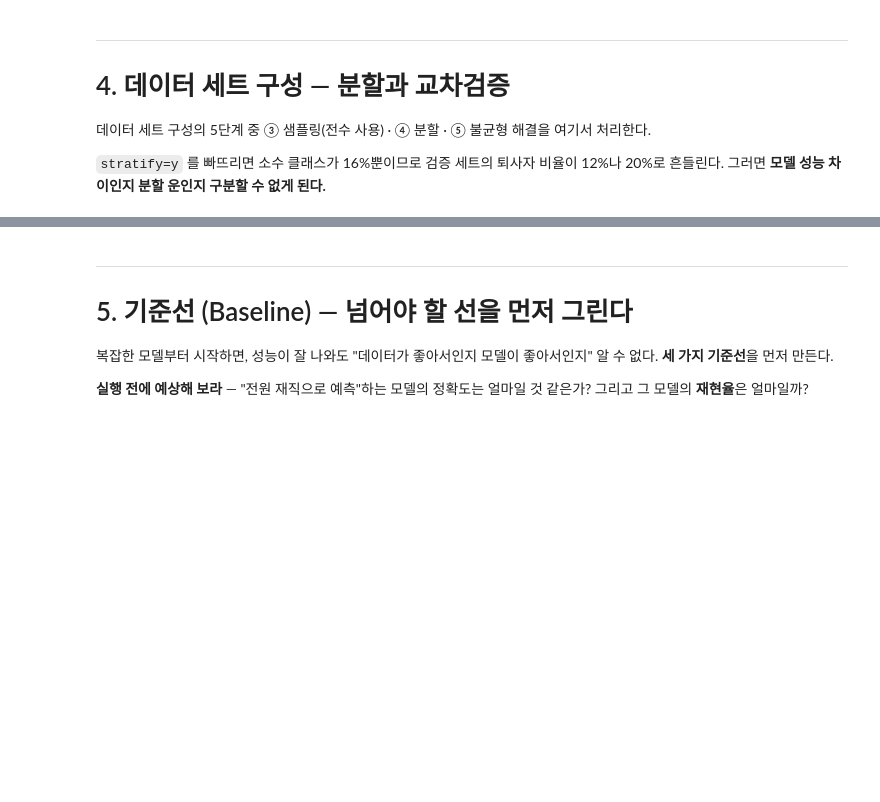
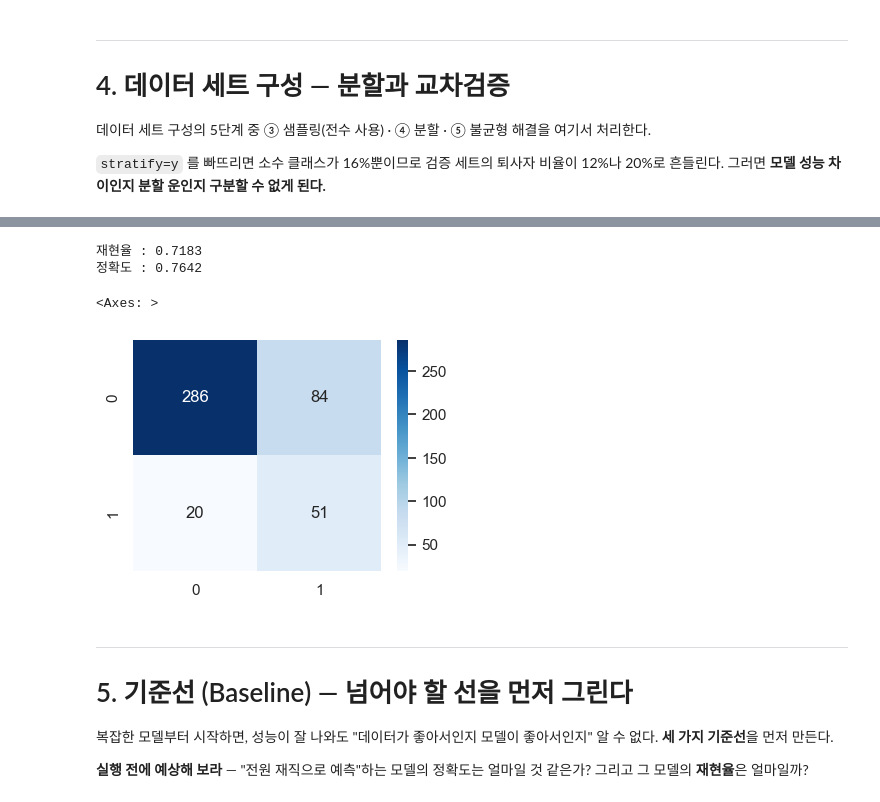
Before and after one commit to yeon-yeon1/AiPlatform, a Jupyter notebook: week3/3차시_실습_피처엔지니어링_모델개발.ipynb, the cells around one changed output, grey strips where cells are left out. Drawn from its saved outputs; the diff is of its cells as text; code cells hidden in the pictures; blank space fills up the shorter version.

```diff
--- a/week3/3차시_실습_피처엔지니어링_모델개발.ipynb
+++ b/week3/3차시_실습_피처엔지니어링_모델개발.ipynb
@@ -251,11 +411,17 @@ y = data[TARGET]
 def make_preprocessor(scaler=None):
     """컬럼 유형별 변환기를 하나로 묶는다."""
     scaler = MinMaxScaler() if scaler is None else scaler
-    # TODO: ColumnTransformer 를 만들어 반환하라
-    #   ("num", ...)  수치형(NUM_ALL): SimpleImputer(strategy="median") → scaler 순서의 Pipeline
-    #   ("cat", ...)  명목형(CAT_COLS): OneHotEncoder(drop="first", handle_unknown="ignore")
-    #   ("ord", ...)  순서형(ORD_COLS): "passthrough"
-    return
+
+    num_pipe = Pipeline([
+        ("imputer", SimpleImputer(strategy="median")),   # 결측은 중앙값으로
+        ("scaler", scaler),                              # 그 뒤 스케일링
+    ])
+
+    return ColumnTransformer([
+        ("num", num_pipe, NUM_ALL),
+        ("cat", OneHotEncoder(drop="first", handle_unknown="ignore"), CAT_COLS),
+        ("ord", "passthrough", ORD_COLS),                # 순서형은 순서 정보가 이미 숫자에 있다
+    ])
 
 
 pre = make_preprocessor()
@@ -264,3 +430,4 @@ if pre is None:
     print("→ 아직 make_preprocessor() 가 비어 있습니다. 완성하거나 아래 구제 셀을 사용하세요.")
 else:
     print("변환 후 컬럼 수:", pre.fit_transform(X).shape[1])
+    print("변환 후 피처 이름 (앞 8개):", list(pre.get_feature_names_out()[:8]))
@@ -273,9 +444,12 @@ else:
 `stratify=y` 를 빠뜨리면 소수 클래스가 16%뿐이므로 검증 세트의 퇴사자 비율이 12%나 20%로 흔들린다.
 그러면 **모델 성능 차이인지 분할 운인지 구분할 수 없게 된다.**
 # %%
-# TODO: train_test_split 으로 70:30 분할하라
-#       (test_size=0.3, random_state=RANDOM_STATE, stratify=y)
-#       분할 후 훈련/검증/전체의 퇴사 비율이 거의 같은지 확인해 출력하라
+# 70:30 분할 — stratify=y 로 두 세트의 퇴사 비율을 전체와 맞춘다
+X_train, X_valid, y_train, y_valid = train_test_split(
+    X, y, test_size=0.3, random_state=RANDOM_STATE, stratify=y)
+
 print(f"훈련: {X_train.shape}  퇴사 비율 {y_train.mean():.4f}")
 print(f"검증: {X_valid.shape}  퇴사 비율 {y_valid.mean():.4f}")
-print(f"전체:                 퇴사 비율 {y.mean():.4f}
+print(f"전체:                 퇴사 비율 {y.mean():.4f}")
+print(f"\n훈련-검증 퇴사 비율 차이: {abs(y_train.mean() - y_valid.mean()):.4f}")
+print("→ 거의 0 이다. 이후의 성능 차이를 '분할 운'으로 설명할 필요가 없어졌다.")
@@ -293,3 +479,16 @@ print("\n※ 파이프라인을 통째로 넣었기 때문에 폴드마다 전
+# %%
+from sklearn.metrics import confusion_matrix
+demo.fit(X_train, y_train)
+y_pred = demo.predict(X_valid)
+print("재현율 :", round(recall_score(y_valid, y_pred, zero_division=0), 4))
+print("정확도 :", round(accuracy_score(y_valid, y_pred), 4))
+plt.figure(figsize=(4, 3))
+sns.heatmap(confusion_matrix(y_valid, y_pred), annot=True, fmt=".0f", cmap="Blues")
+# %% [output]
+재현율 : 0.7183
+정확도 : 0.7642
+<Axes: >
+[figure, added]
 # %% [markdown]
 ---
 # 5. 기준선 (Baseline) — 넘어야 할 선을 먼저 그린다
```
Also changed, not shown: parts of 30 cells of this notebook, 3 other files.
